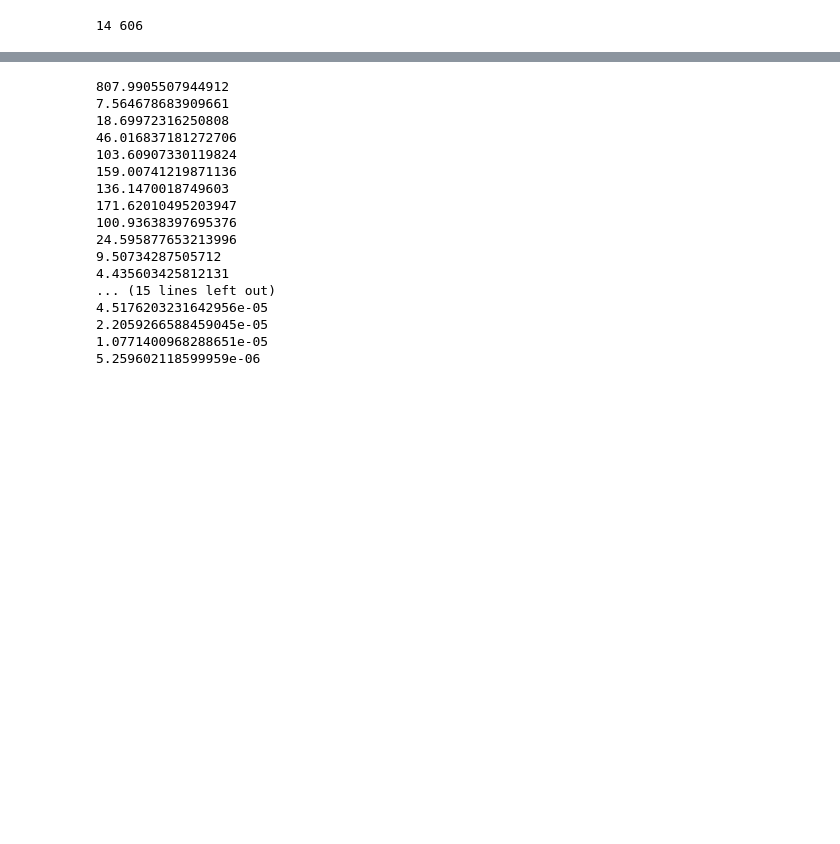
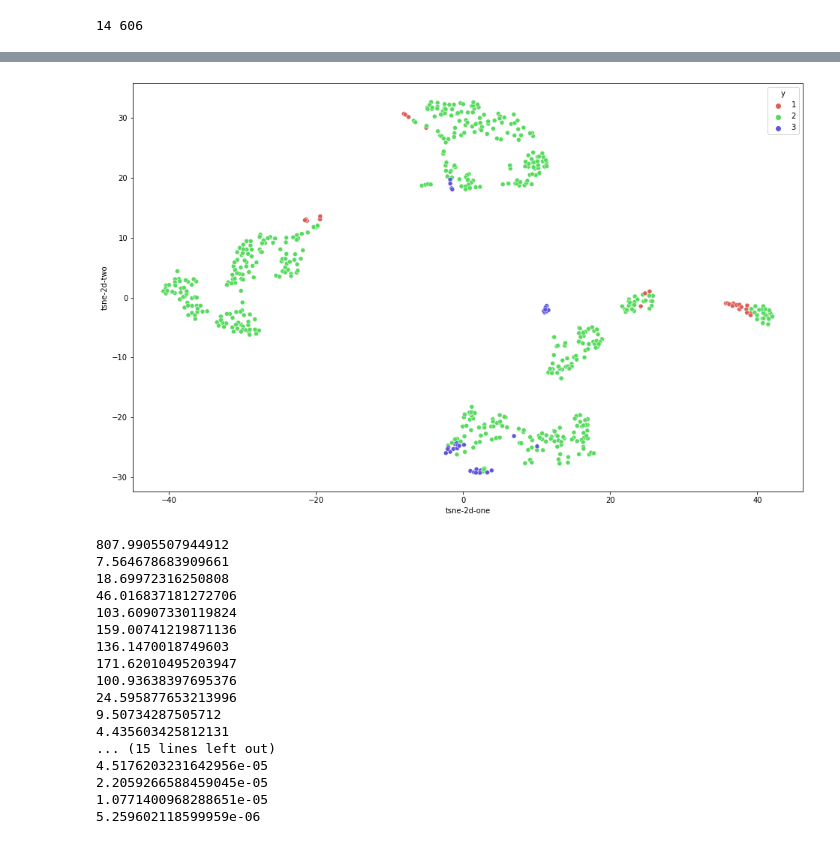
Before and after one commit to Krl1/Fuzzy_clustering, a Jupyter notebook: fuzzy.ipynb, the cells around one changed output, grey strips where cells are left out. Cells and saved outputs as stored; diff of their text form; code cells hidden in the pictures; blank space fills up the shorter version.

```diff
--- a/fuzzy.ipynb
+++ b/fuzzy.ipynb
@@ -83,0 +88,9 @@ print(p,n)
+# %%
+from sklearn.manifold import TSNE
+X_embedded = TSNE(n_components=2,init='random').fit_transform(X)
+# %%
+import seaborn as sns
+df_tsne = pd.DataFrame()
+df_tsne['tsne-2d-one'] = X_embedded[:,0]
+df_tsne['tsne-2d-two'] = X_embedded[:,1]
+df_tsne['y'] = df['label'].values
@@ -84,3 +113,15 @@ print(p,n)
+# %%
+import seaborn as sns
+plt.figure(figsize=(16,10))
+sns.scatterplot(
+    x="tsne-2d-one", y="tsne-2d-two",
+    hue="y",
+    palette=sns.color_palette("hls", 3),
+    data=df_tsne,
+    legend="full"
+);
+# %% [output]
+[figure, added]
 # %%
 while epsilon<d_u:
     v = generate_vt(u_old,X,c,n,p,m)
```
Also changed, not shown: parts of 2 cells of this notebook, 2 other files.
